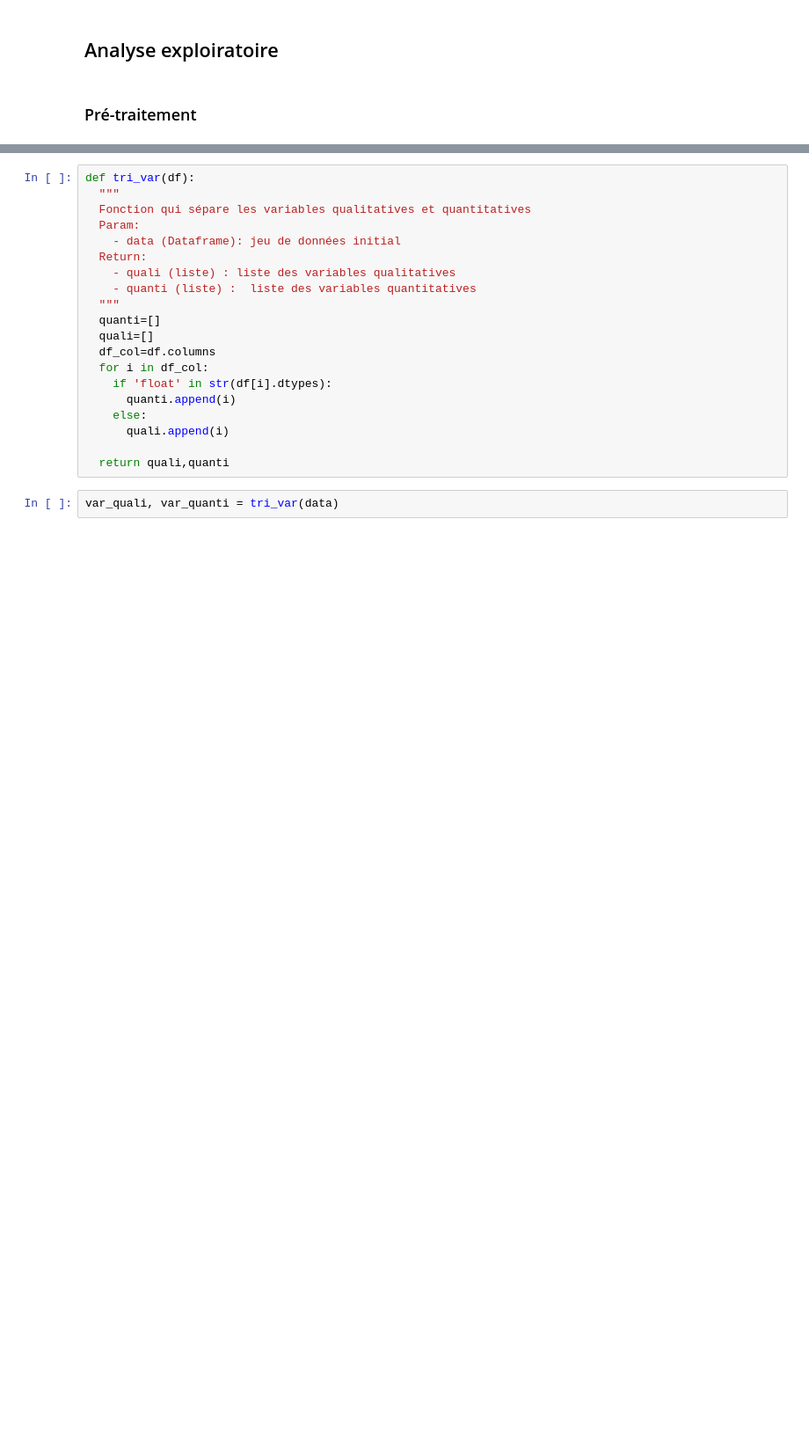
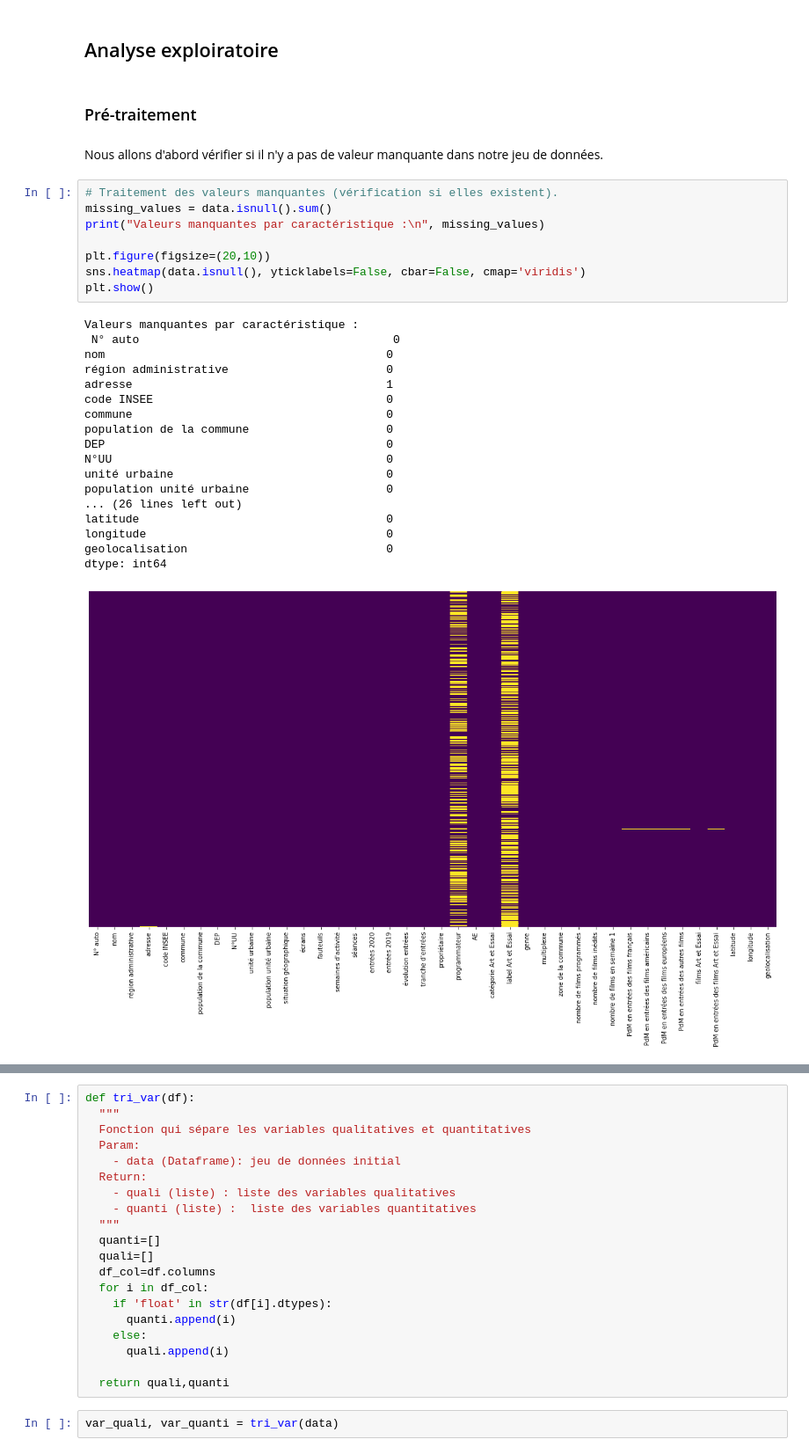
Before and after one commit to PauloMoq/Stats_M1, a Jupyter notebook: code/modelisation.ipynb, the cells around one changed output, grey strips where cells are left out. Shown at 88% size. Drawn from its saved outputs; the diff is of its cells as text; blank space fills up the shorter version.

Commit message:
conversion données

```diff
--- a/code/modelisation.ipynb
+++ b/code/modelisation.ipynb
@@ -86,3 +87,32 @@ Les variables sont les suivantes:
  ## Analyse exploiratoire
 # %% [markdown]
 ### Pré-traitement
+# %% [markdown]
+Nous allons d'abord vérifier si il n'y a pas de valeur manquante dans notre jeu de données.
+# %%
+# Traitement des valeurs manquantes (vérification si elles existent).
+missing_values = data.isnull().sum()
+print("Valeurs manquantes par caractéristique :\n", missing_values)
+
+plt.figure(figsize=(20,10))
+sns.heatmap(data.isnull(), yticklabels=False, cbar=False, cmap='viridis')
+plt.show()
+# %% [output]
+Valeurs manquantes par caractéristique :
+ N° auto                                     0
+nom                                         0
+région administrative                       0
+adresse                                     1
+code INSEE                                  0
+commune                                     0
+population de la commune                    0
+DEP                                         0
+N°UU                                        0
+unité urbaine                               0
+population unité urbaine                    0
+... (26 lines left out)
+latitude                                    0
+longitude                                   0
+geolocalisation                             0
+dtype: int64
+[figure, added]
```
Also changed, not shown: parts of 8 cells of this notebook.
